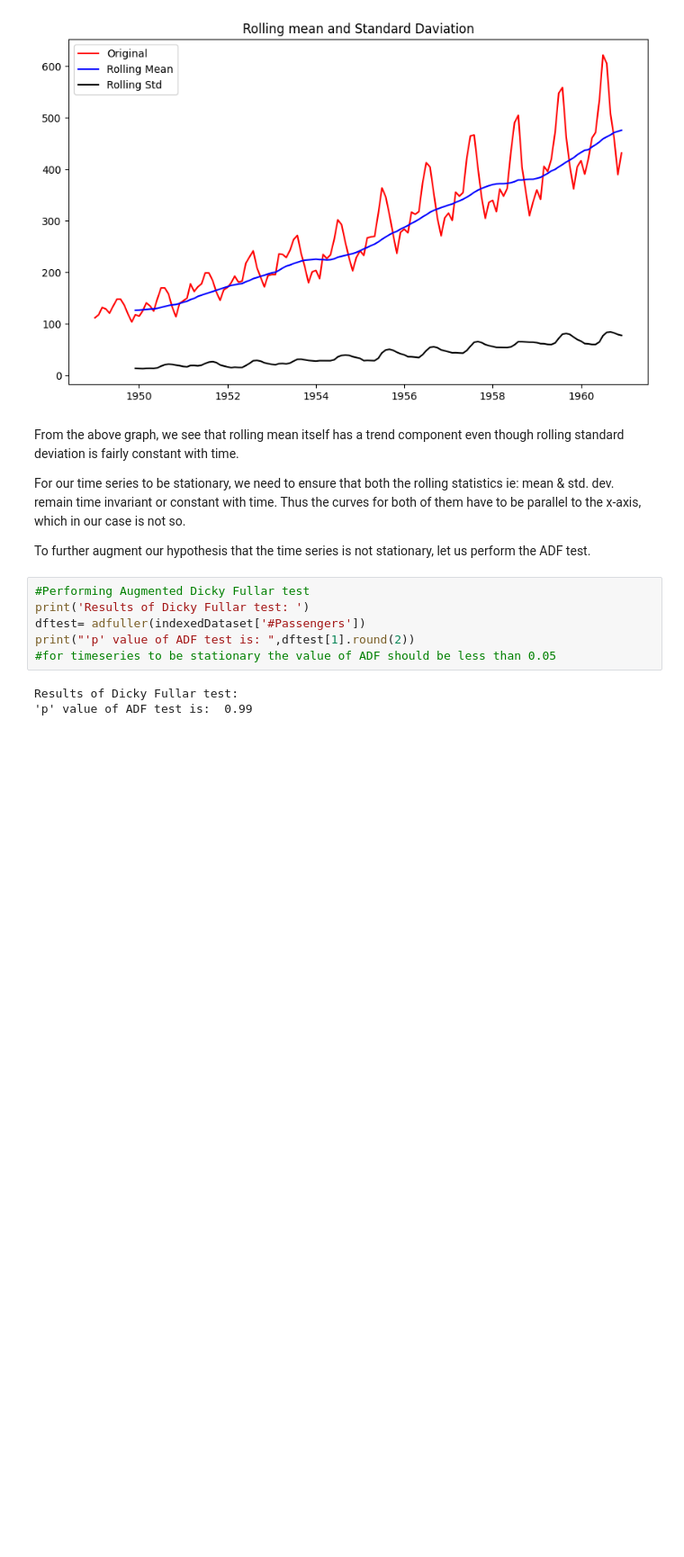
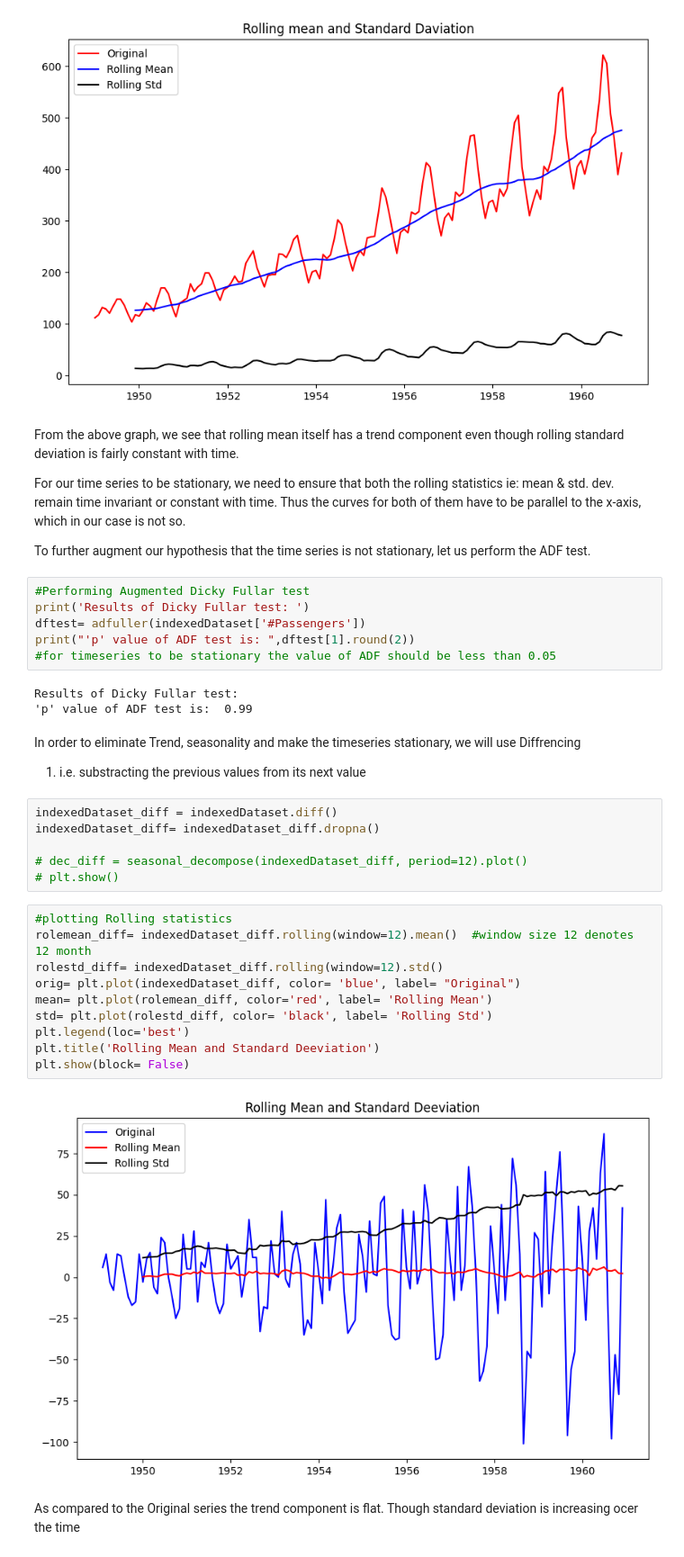
Before and after one commit to prateekkosta/Machine-Learning-Models, a Jupyter notebook: Time_Series_Modeling.ipynb, the cells around one changed output. Shown: that part at 90% size. Cells and saved outputs as stored; diff of their text form; blank space fills up the shorter version.

```diff
--- a/Time_Series_Modeling.ipynb
+++ b/Time_Series_Modeling.ipynb
@@ -349,3 +345,27 @@ print("'p' value of ADF test is: ",dftest[1].round(2))
 # %% [output]
 Results of Dicky Fullar test:
 'p' value of ADF test is:  0.99
+# %% [markdown]
+In order to eliminate Trend, seasonality and make the timeseries stationary, we will use Diffrencing
+
+1.   i.e. substracting the previous values from its next value
+# %%
+indexedDataset_diff = indexedDataset.diff()
+indexedDataset_diff= indexedDataset_diff.dropna()
+
+# dec_diff = seasonal_decompose(indexedDataset_diff, period=12).plot()
+# plt.show()
+# %%
+#plotting Rolling statistics
+rolemean_diff= indexedDataset_diff.rolling(window=12).mean()  #window size 12 denotes 12 month
+rolestd_diff= indexedDataset_diff.rolling(window=12).std()
+orig= plt.plot(indexedDataset_diff, color= 'blue', label= "Original")
+mean= plt.plot(rolemean_diff, color='red', label= 'Rolling Mean')
+std= plt.plot(rolestd_diff, color= 'black', label= 'Rolling Std')
+plt.legend(loc='best')
+plt.title('Rolling Mean and Standard Deeviation')
+plt.show(block= False)
+# %% [output]
+[figure, added]
+# %% [markdown]
+As compared to the Original series the trend component is flat. Though standard deviation is increasing ocer the time
```
Also changed, not shown: parts of 16 cells of this notebook.
